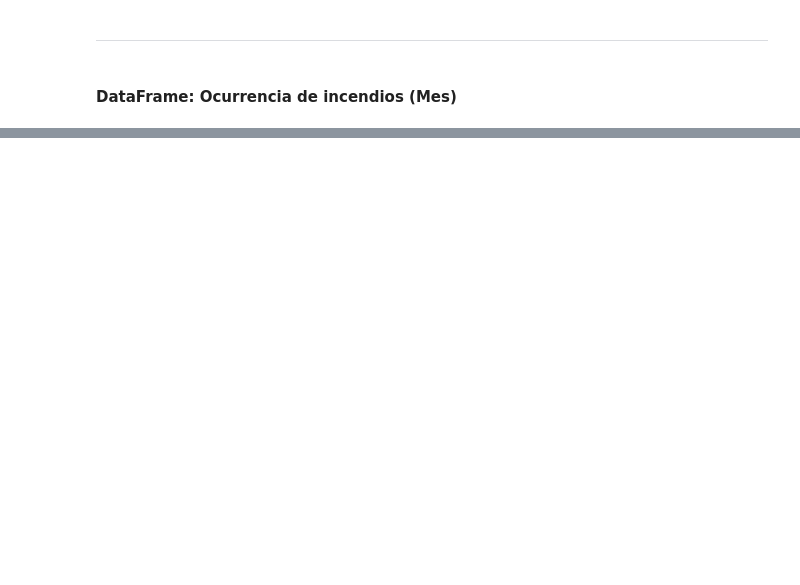
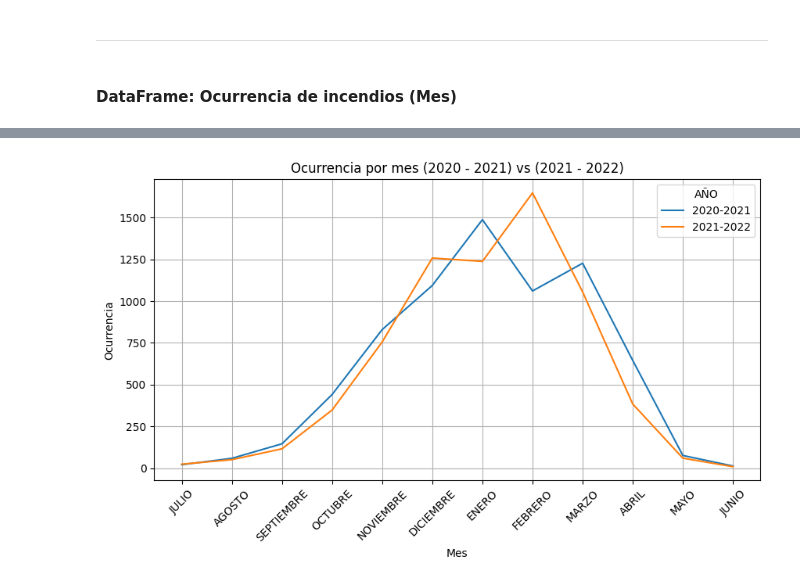
Before and after one commit to ymotomy/Proyecto-IMT2200, a Jupyter notebook: incendios.ipynb, the cells around one changed output, grey strips where cells are left out. Saved outputs shown, nothing was run; the diff lists cells and outputs as text; code cells hidden in the pictures; blank space fills up the shorter version.

```diff
--- a/incendios.ipynb
+++ b/incendios.ipynb
@@ -242,0 +339,8 @@ for i in range(len(lista_df_ocurrencia_mes)):
+# %%
+# Unirems los datos de ocurrencia por mes de 2020-2021 y 2021-2022 para poder graficarlos juntos y compararlos
+df_ocurrencia_mes_2020_2021 = pd.read_csv(os.path.join("data", "ocurrencia_mes", "ocurrencia_mes_2020_2021.csv"))
+df_ocurrencia_mes_2021_2022 = pd.read_csv(os.path.join("data", "ocurrencia_mes", "ocurrencia_mes_2021_2022.csv"))
+df_ocurrencia_mes_2020_2021["AÑO"] = "2020-2021"
+df_ocurrencia_mes_2021_2022["AÑO"] = "2021-2022"
+df_ocurrencia_meses = pd.concat([df_ocurrencia_mes_2020_2021, df_ocurrencia_mes_2021_2022])
+df_ocurrencia_meses
@@ -242,0 +365,12 @@ for i in range(len(lista_df_ocurrencia_mes)):
+# %%
+# Graficaremos
+plt.figure(figsize=(10, 5))
+plt.title("Ocurrencia por mes (2020 - 2021) vs (2021 - 2022)")
+plt.xlabel("Mes")
+plt.ylabel("Ocurrencia")
+sns.lineplot(data=df_ocurrencia_meses, x="MES", y="TOTAL", hue="AÑO")
+plt.grid()
+plt.xticks(rotation=45)
+plt.show()
+# %% [output]
+[figure, added]
```
Also changed, not shown: parts of 14 cells of this notebook, 1 other file.
